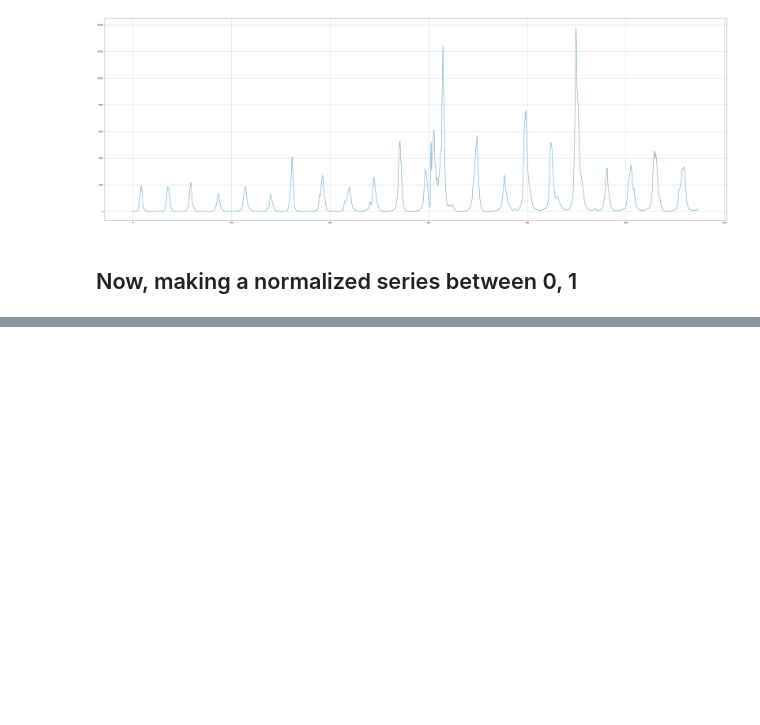
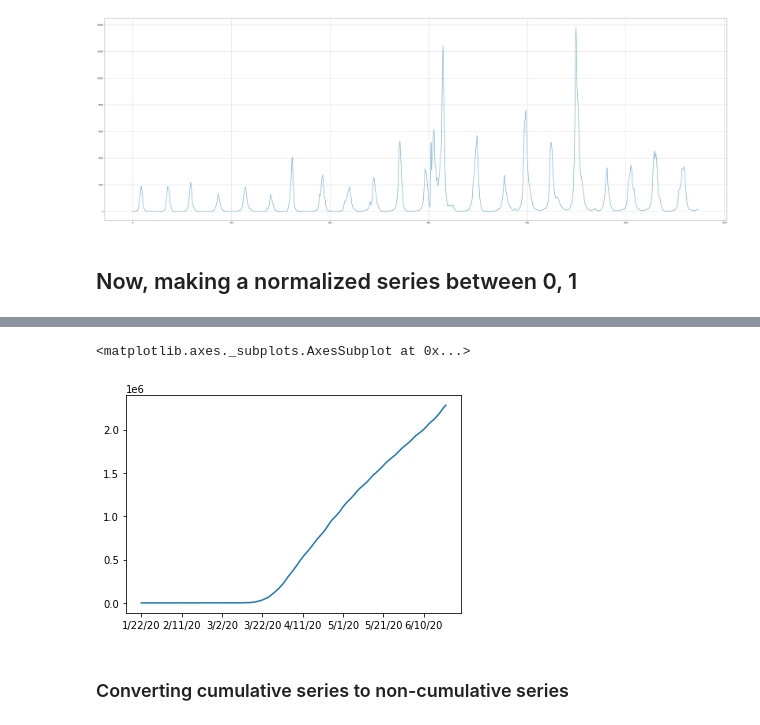
Before and after one commit to tamjazad/ml-covid19, a Jupyter notebook: flu-trained-models/usa_flu_model_single.ipynb, the cells around one changed output, grey strips where cells are left out. Cells and saved outputs as stored; diff of their text form; code cells hidden in the pictures; blank space fills up the shorter version.

```diff
--- a/flu-trained-models/usa_flu_model_single.ipynb
+++ b/flu-trained-models/usa_flu_model_single.ipynb
@@ -107,0 +126,2 @@ all_cases_norm_series.plot(grid=True, figsize=(60,20))
+# %%
+covid_df = pd.read_csv(datapath)
@@ -107,0 +144,4 @@ all_cases_norm_series.plot(grid=True, figsize=(60,20))
+# %%
+us_data = covid_df.loc[covid_df["Country/Region"] == "US"]
+# %%
+us_cases = us_data.iloc[:,4:]
@@ -107,0 +154,9 @@ all_cases_norm_series.plot(grid=True, figsize=(60,20))
+# %%
+us_cases = us_cases.squeeze()
+# %%
+us_cases.plot()
+# %% [output]
+<matplotlib.axes._subplots.AxesSubplot at 0x...>
+[figure, added]
+# %% [markdown]
+### Converting cumulative series to non-cumulative series
```
Also changed, not shown: parts of 5 cells of this notebook.
